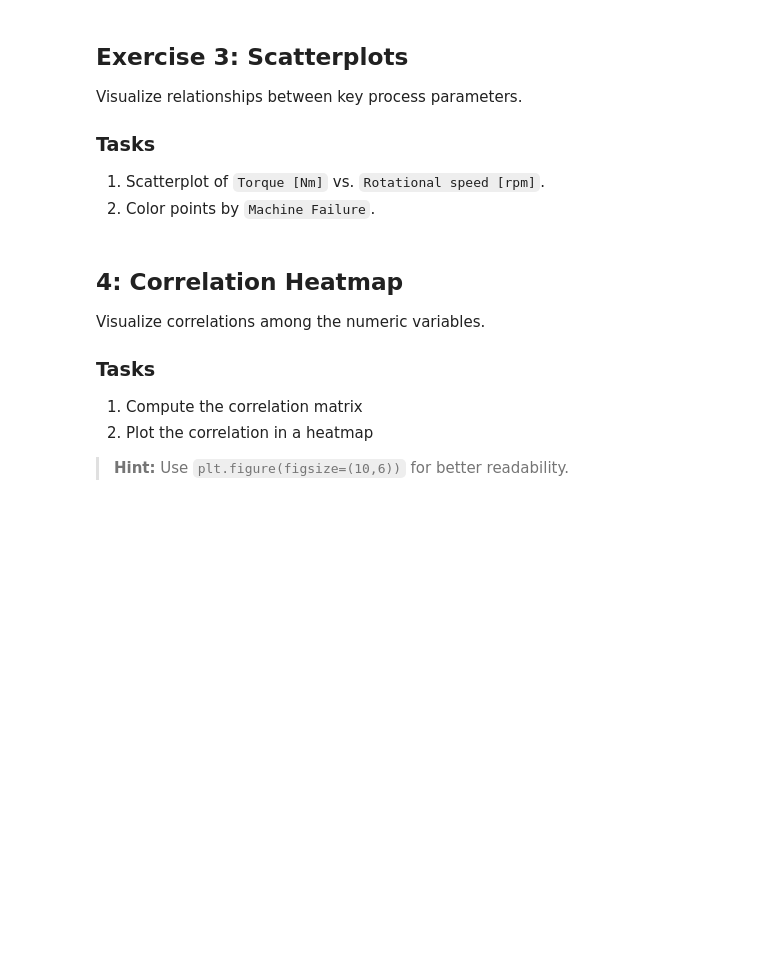
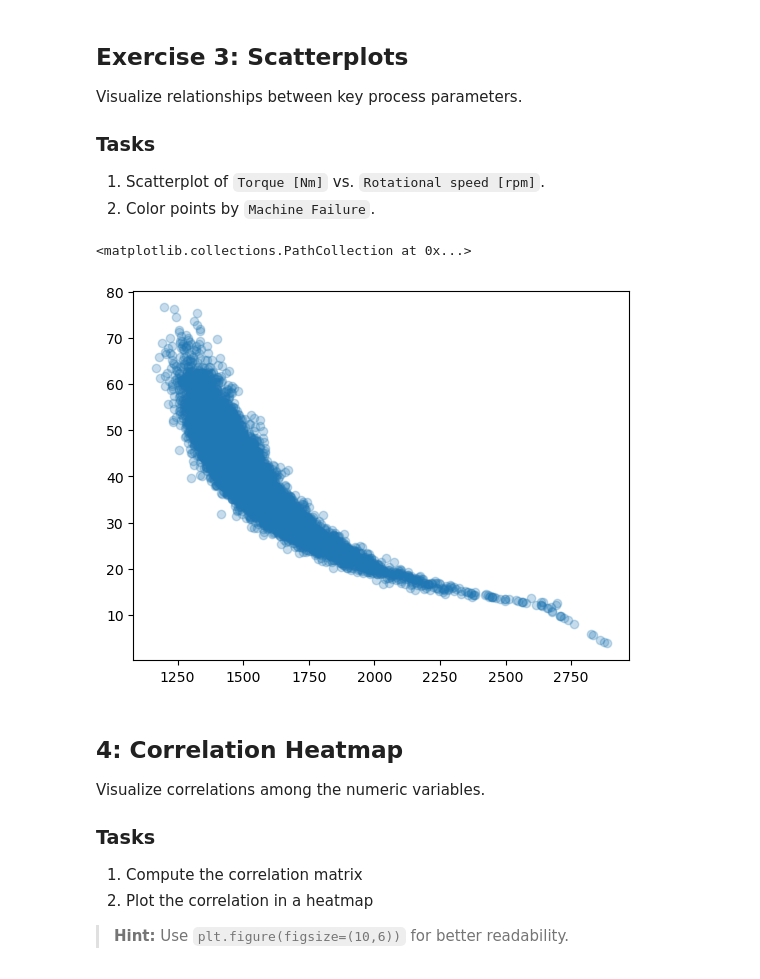
Before and after one commit to MathijsCok/Toegepaste_AI, a Jupyter notebook: Week5_Visualization_Exercise.ipynb, the cells around one changed output. Drawn from its saved outputs; the diff is of its cells as text; code cells hidden in the pictures; blank space fills up the shorter version.

```diff
--- a/Week5_Visualization_Exercise.ipynb
+++ b/Week5_Visualization_Exercise.ipynb
@@ -145,6 +148,13 @@ Visualize relationships between key process parameters.
 2. Color points by `Machine Failure`.
 # %%
 # Scatterplot: Torque vs Rotational Speed
+t = Data["Rotational speed [rpm]"]
+r = Data["Torque [Nm]"]
+
+plt.scatter(t, r, alpha=0.25)
+# %% [output]
+<matplotlib.collections.PathCollection at 0x...>
+[figure, added]
 # %% [markdown]
 ## 4: Correlation Heatmap
 Visualize correlations among the numeric variables.
```
Also changed, not shown: parts of 4 cells of this notebook, 5 other files.
